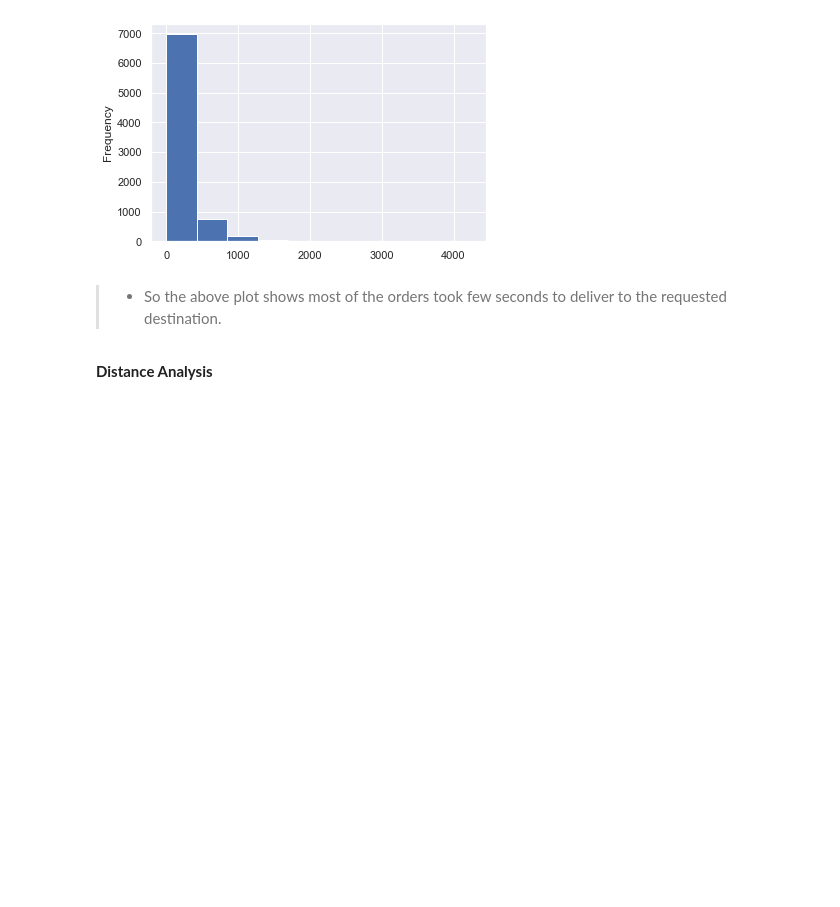
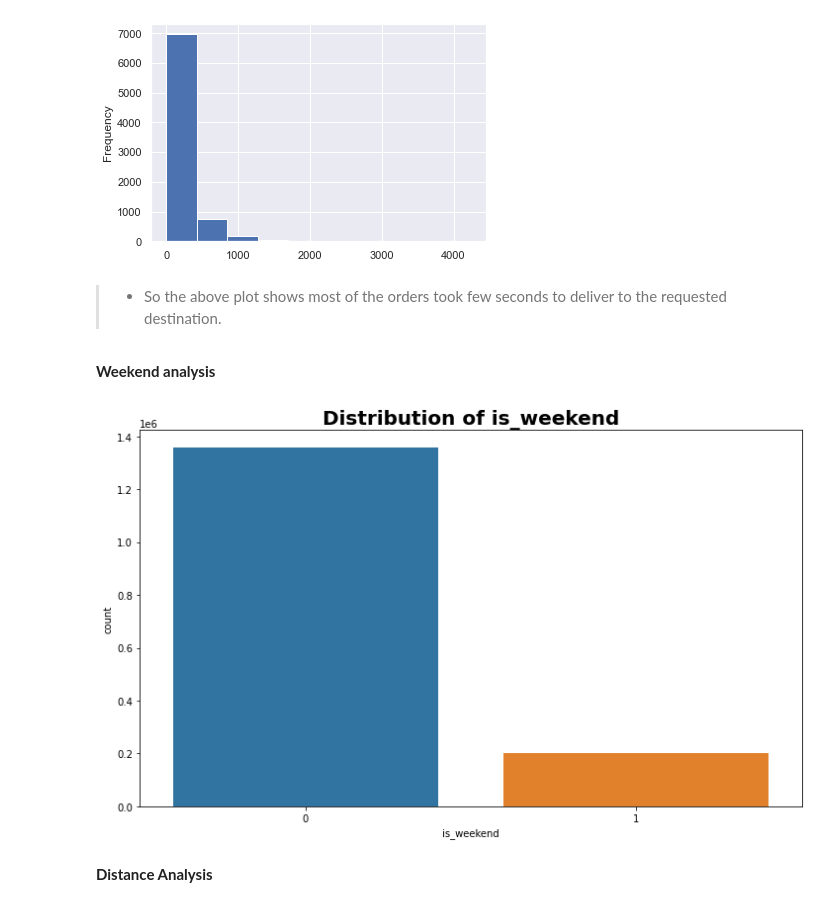
Before and after one commit to ekubay/Logistic-optimization, a Jupyter notebook: notebooks/EDA.ipynb, the cells around one changed output. Cells and saved outputs as stored; diff of their text form; code cells hidden in the pictures; blank space fills up the shorter version.

```diff
--- a/notebooks/EDA.ipynb
+++ b/notebooks/EDA.ipynb
@@ -346,6 +353,13 @@ df_tripOrders['Speed'].value_counts().plot(kind ='hist')
 [figure]
 # %% [markdown]
 >- So the above plot shows most of the orders took few seconds to deliver to the requested destination.
+# %% [markdown]
+**Weekend analysis**
+# %%
+#plt.title(f'is_weekend analysis', size=20, fontweight='bold')
+VisualiseDf.plot_count(df_trip, 'is_weekend')
+# %% [output]
+[figure, added]
 # %% [markdown]
 **Distance Analysis**
 # %%
```
Also changed, not shown: parts of 4 cells of this notebook.
